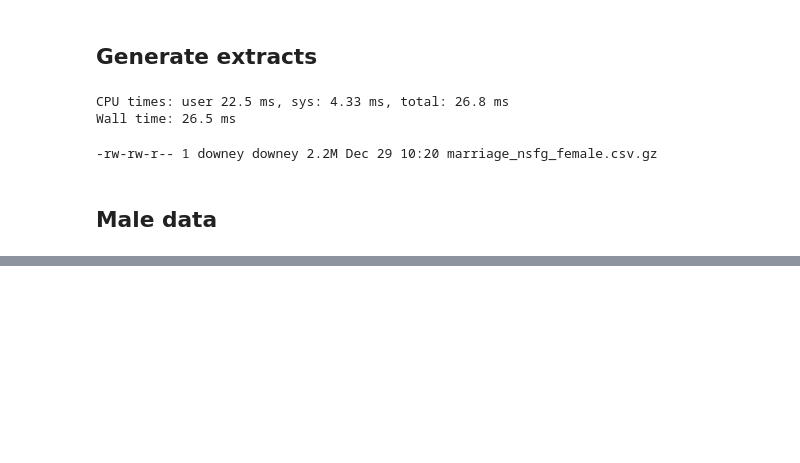
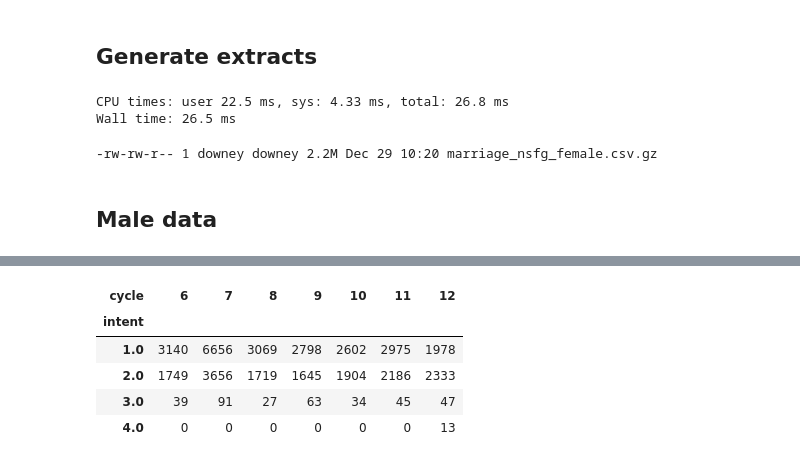
Before and after one commit to AllenDowney/MarriageNSFG, a Jupyter notebook: clean_nsfg.ipynb, the cells around one changed output, grey strips where cells are left out. Cells and saved outputs as stored; diff of their text form; code cells hidden in the pictures; blank space fills up the shorter version.

```diff
--- a/clean_nsfg.ipynb
+++ b/clean_nsfg.ipynb
@@ -1970,0 +1915,9 @@ len(df2)
+# %%
+pd.crosstab(df2['intent'], df2['cycle'])
+# %% [output]
+| cycle | 6 | 7 | 8 | 9 | 10 | 11 | 12 |
+| intent |  |  |  |  |  |  |  |
+| 1.0 | 3140 | 6656 | 3069 | 2798 | 2602 | 2975 | 1978 |
+| 2.0 | 1749 | 3656 | 1719 | 1645 | 1904 | 2186 | 2333 |
+| 3.0 | 39 | 91 | 27 | 63 | 34 | 45 | 47 |
+| 4.0 | 0 | 0 | 0 | 0 | 0 | 0 | 13 |
```
Also changed, not shown: parts of 41 cells of this notebook.
